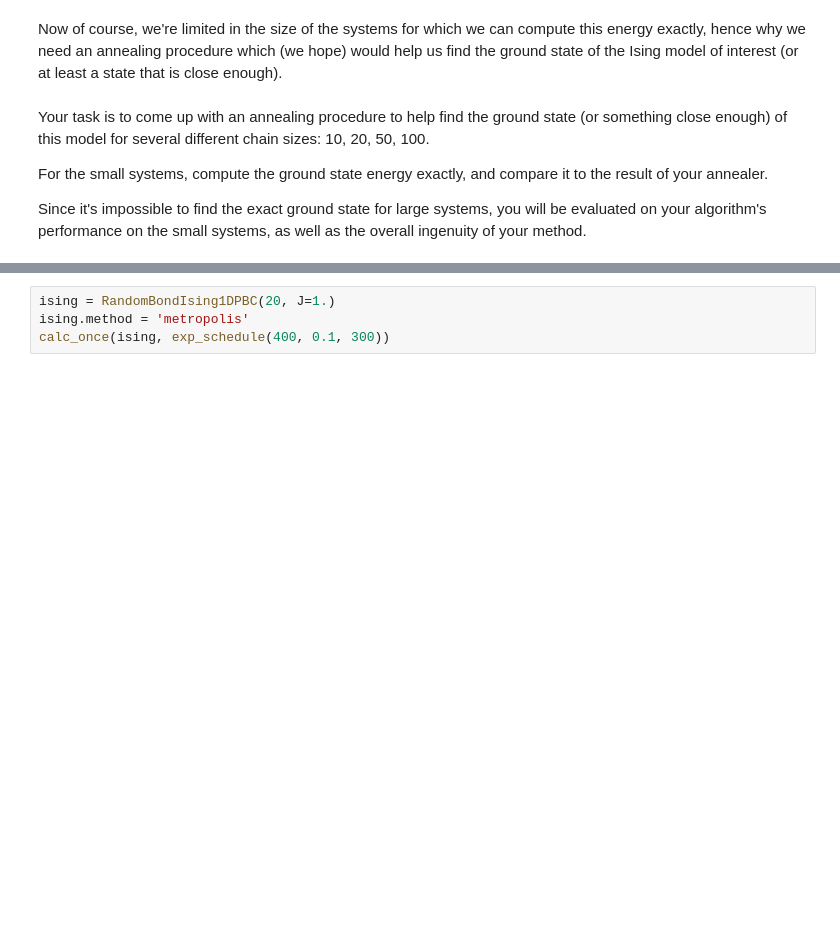
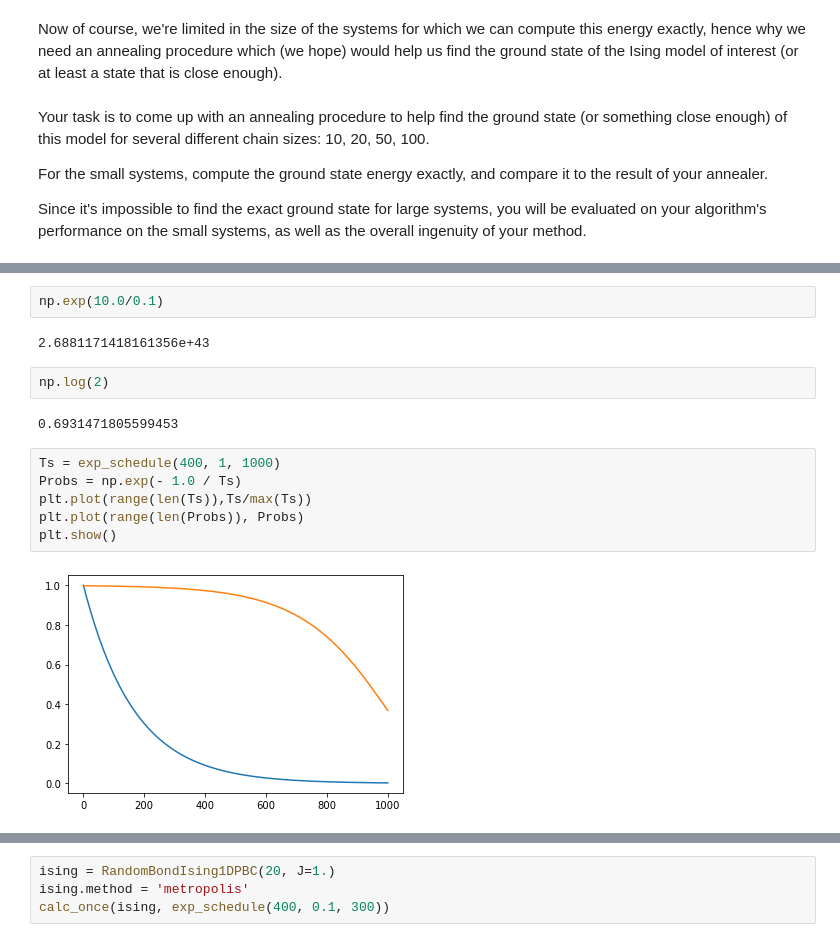
Before and after one commit to shukob/CohortProject_2020, a Jupyter notebook: Project_4_Ising_Annealer/Task_2.ipynb, the cells around one changed output, grey strips where cells are left out. Drawn from its saved outputs; the diff is of its cells as text; blank space fills up the shorter version.

```diff
--- a/Project_4_Ising_Annealer/Task_2.ipynb
+++ b/Project_4_Ising_Annealer/Task_2.ipynb
@@ -177,3 +184,19 @@ def anneal(ising,Ts):
     for i, t in enumerate(Ts):
         Es[i] = ising.mc_step(T=t)
     return Es
+# %%
+np.exp(10.0/0.1)
+# %% [output]
+2.6881171418161356e+43
+# %%
+np.log(2)
+# %% [output]
+0.6931471805599453
+# %%
+Ts = exp_schedule(400, 1, 1000)
+Probs = np.exp(- 1.0 / Ts)
+plt.plot(range(len(Ts)),Ts/max(Ts))
+plt.plot(range(len(Probs)), Probs)
+plt.show()
+# %% [output]
+[figure, added]
```
Also changed, not shown: parts of 8 cells of this notebook, 5 other files.
